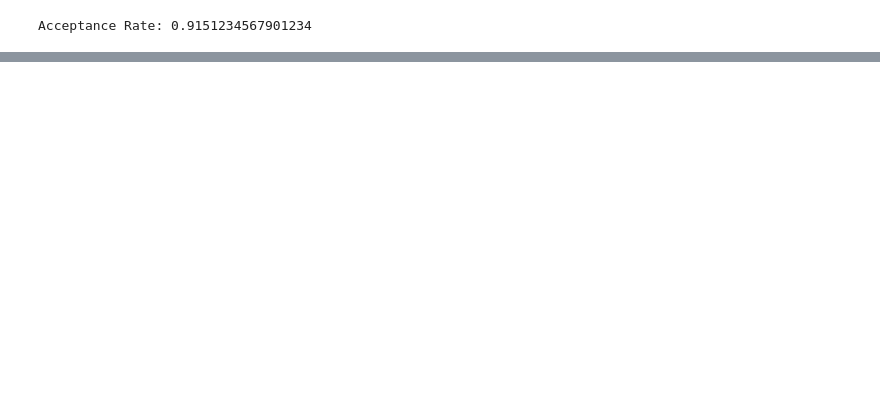
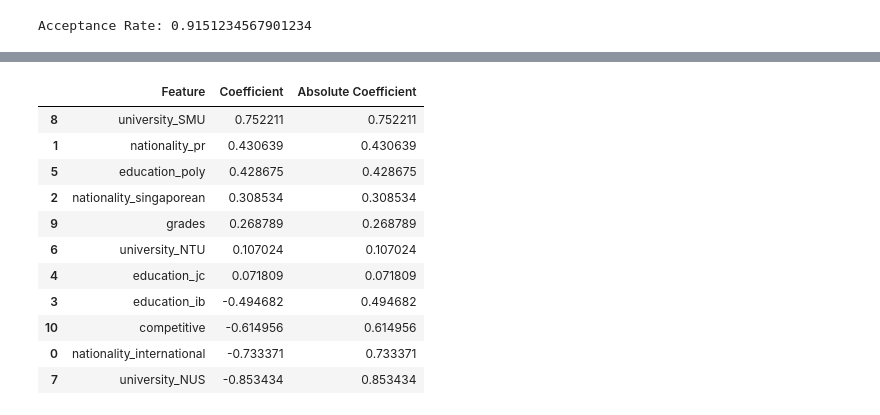
Before and after one commit to wuihee/sg-uni-application-model, a Jupyter notebook: sg-uni-model.ipynb, the cells around one changed output, grey strips where cells are left out. Drawn from its saved outputs; the diff is of its cells as text; code cells hidden in the pictures; blank space fills up the shorter version.

```diff
--- a/sg-uni-model.ipynb
+++ b/sg-uni-model.ipynb
@@ -224,0 +234,26 @@ Acceptance Rate: 0.9151234567901234
+# %%
+feature_names = X_train.columns
+coefficients = clf.coef_[0]
+
+feature_importance = pd.DataFrame(
+    {"Feature": feature_names, "Coefficient": coefficients}
+)
+feature_importance["Absolute Coefficient"] = feature_importance["Coefficient"].abs()
+feature_importance = feature_importance.sort_values(
+    by="Coefficient", ascending=False
+)
+
+display(feature_importance)
+# %% [output]
+|  | Feature | Coefficient | Absolute Coefficient |
+| 8 | university_SMU | 0.752211 | 0.752211 |
+| 1 | nationality_pr | 0.430639 | 0.430639 |
+| 5 | education_poly | 0.428675 | 0.428675 |
+| 2 | nationality_singaporean | 0.308534 | 0.308534 |
+| 9 | grades | 0.268789 | 0.268789 |
+| 6 | university_NTU | 0.107024 | 0.107024 |
+| 4 | education_jc | 0.071809 | 0.071809 |
+| 3 | education_ib | -0.494682 | 0.494682 |
+| 10 | competitive | -0.614956 | 0.614956 |
+| 0 | nationality_international | -0.733371 | 0.733371 |
+| 7 | university_NUS | -0.853434 | 0.853434 |
```
Also changed, not shown: parts of 4 cells of this notebook.
